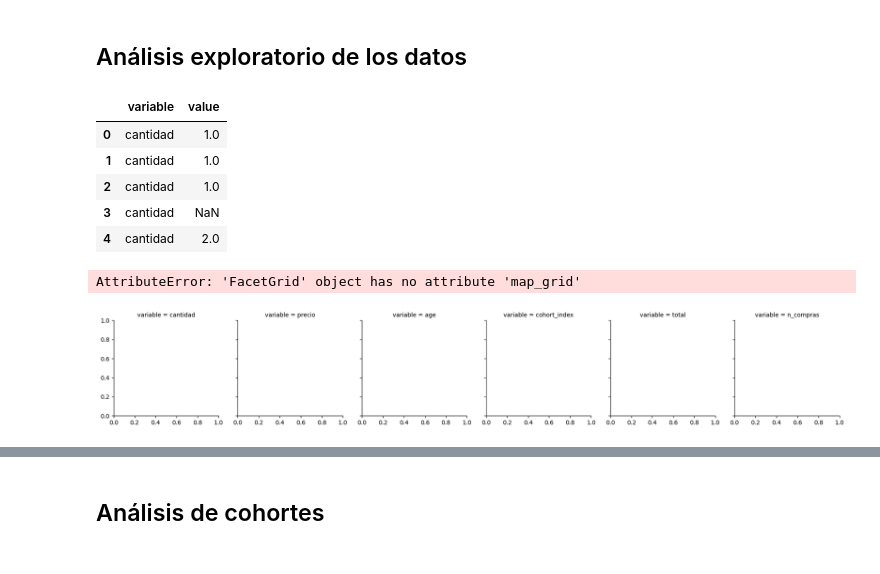
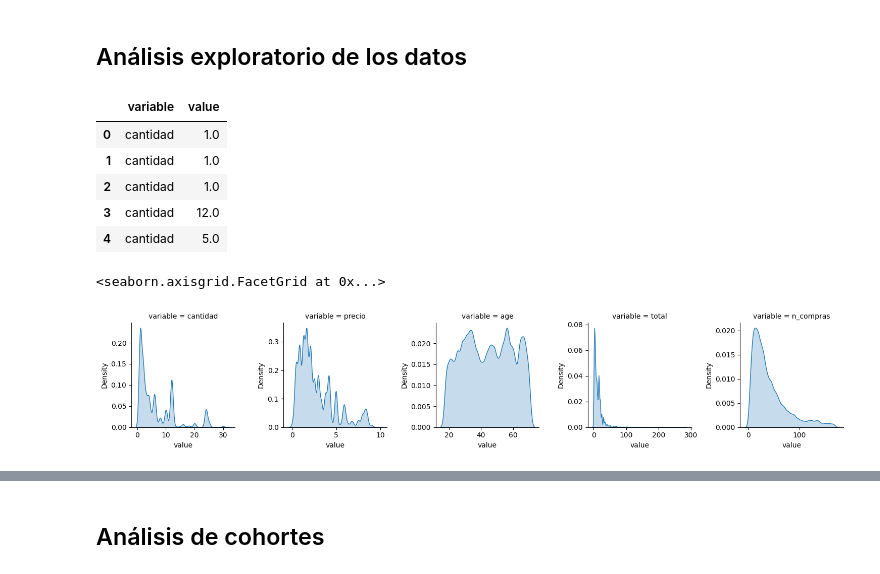
Before and after one commit to MiguelAMeloM/Miguel_DataAnalytics, a Jupyter notebook: campañas_marketing/analisis_cohortes.ipynb, the cells around one changed output, grey strips where cells are left out. Saved outputs shown, nothing was run; the diff lists cells and outputs as text; code cells hidden in the pictures.

```diff
--- a/campañas_marketing/analisis_cohortes.ipynb
+++ b/campañas_marketing/analisis_cohortes.ipynb
@@ -97,6 +100,14 @@ array(['Moda', 'Health & Wellness', 'Tecnologia', 'Aventura', 'Foodies'],
 df = df_integrado
 # %%
 df['age_cat'] = pd.qcut(df['age'],5)
+# %%
+df = (
+    df
+    .query('cantidad > 0')
+    .query('n_compras < n_compras.quantile(.95)')
+    .query('cantidad < cantidad.quantile(.95)')
+    .query('precio < precio.quantile(.95)')
+)
 # %%
 df['total'] = df['cantidad']*df['precio']
 # %%
@@ -107,6 +118,9 @@ df['n_compras'] = (
     .groupby(['id_del_cliente','mes'],as_index=False)
     .transform('size')
 )
+# %%
+for cat_var in ['ciudad','genero','suscripcion','Category','age_cat']:
+    df[cat_var] = pd.Categorical(df[cat_var])
 # %% [markdown]
 ## Análisis exploratorio de los datos
 # %%
@@ -117,11 +131,11 @@ num_vars.head()
 | 0 | cantidad | 1.0 |
 | 1 | cantidad | 1.0 |
 | 2 | cantidad | 1.0 |
-| 3 | cantidad | NaN |
-| 4 | cantidad | 2.0 |
+| 3 | cantidad | 12.0 |
+| 4 | cantidad | 5.0 |
 # %%
-grid = sns.FacetGrid(num_vars,col='variable')
-grid.map_grid()
+grid = sns.FacetGrid(num_vars,col='variable',sharex=False,sharey=False)
+grid.map(sns.kdeplot,'value',fill=True)
 # %% [output]
-AttributeError: 'FacetGrid' object has no attribute 'map_grid'
+<seaborn.axisgrid.FacetGrid at 0x...>
-[figure, old version]
+[figure, new version]
```
Also changed, not shown: parts of 6 cells of this notebook.
